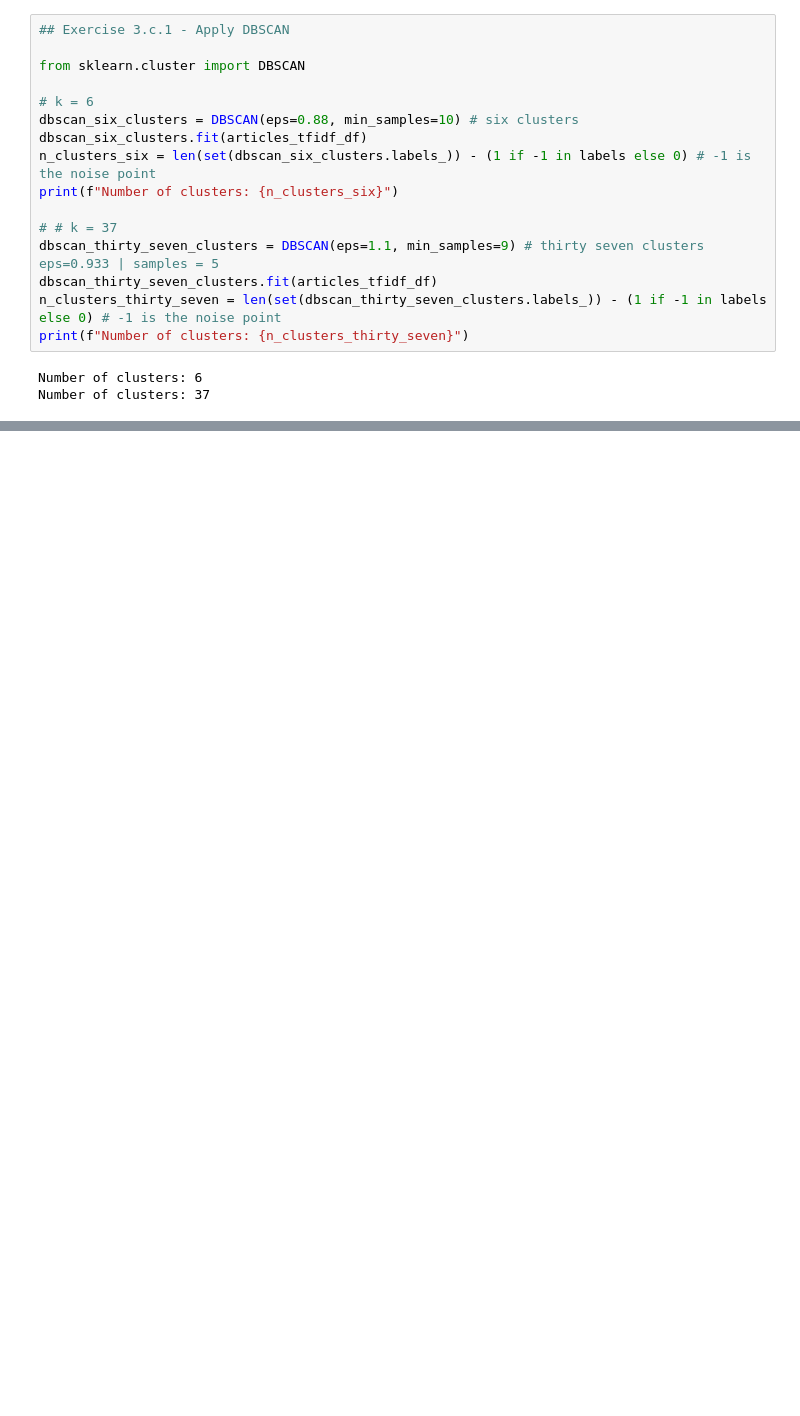
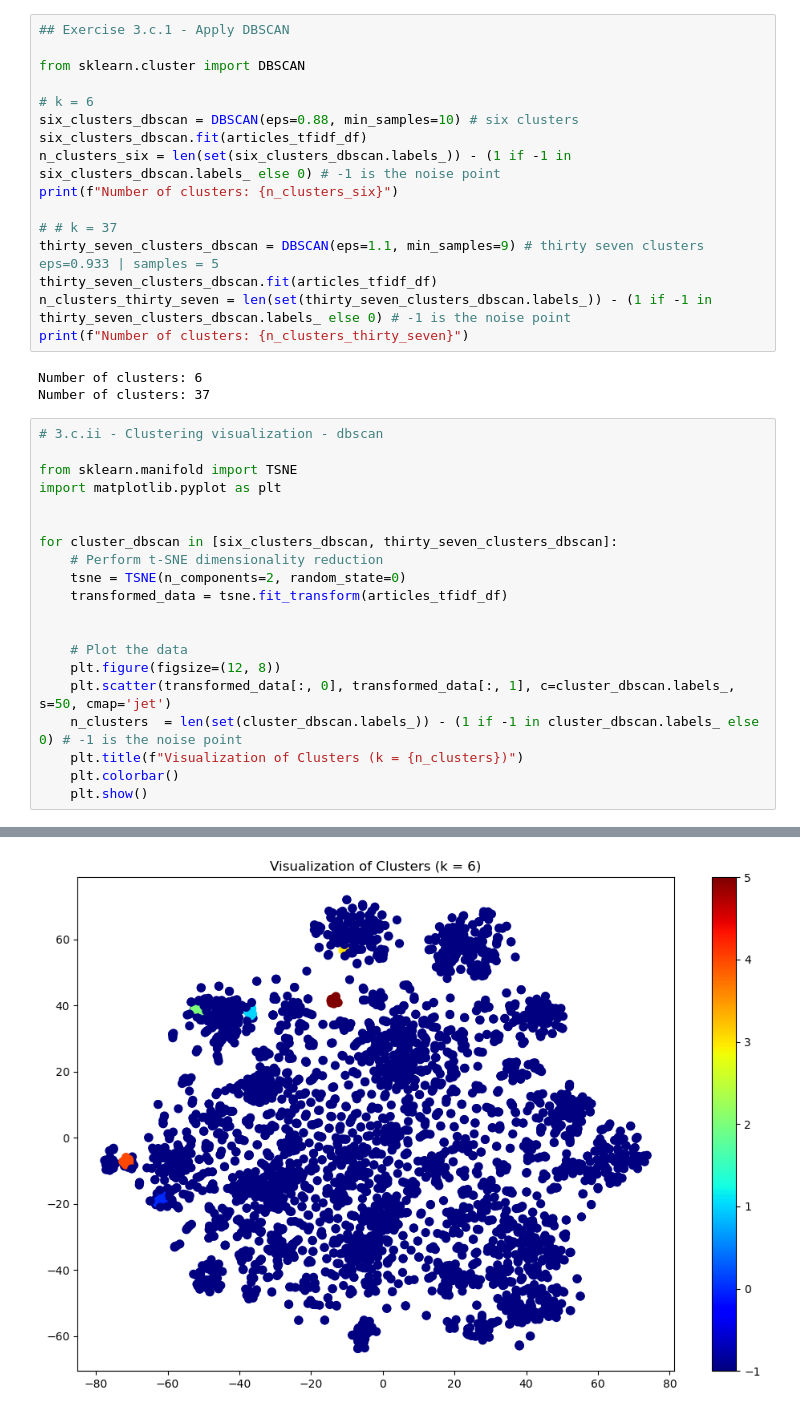
Before and after one commit to GermainGirndt/machine_learning, a Jupyter notebook: prog_exercise_03/task_01/Exercise 03.ipynb, the cells around one changed output, grey strips where cells are left out. Cells and saved outputs as stored; diff of their text form; blank space fills up the shorter version.

```diff
--- a/prog_exercise_03/task_01/Exercise 03.ipynb
+++ b/prog_exercise_03/task_01/Exercise 03.ipynb
@@ -218,18 +220,37 @@ for cluster_kmeans in [six_clusters_kmeans, thirty_seven_clusters_kmeans]:
 from sklearn.cluster import DBSCAN
 
 # k = 6
-dbscan_six_clusters = DBSCAN(eps=0.88, min_samples=10) # six clusters
-dbscan_six_clusters.fit(articles_tfidf_df)
-n_clusters_six = len(set(dbscan_six_clusters.labels_)) - (1 if -1 in labels else 0) # -1 is the noise point
+six_clusters_dbscan = DBSCAN(eps=0.88, min_samples=10) # six clusters
+six_clusters_dbscan.fit(articles_tfidf_df)
+n_clusters_six = len(set(six_clusters_dbscan.labels_)) - (1 if -1 in six_clusters_dbscan.labels_ else 0) # -1 is the noise point
 print(f"Number of clusters: {n_clusters_six}")
 
 # # k = 37
-dbscan_thirty_seven_clusters = DBSCAN(eps=1.1, min_samples=9) # thirty seven clusters eps=0.933 | samples = 5
-dbscan_thirty_seven_clusters.fit(articles_tfidf_df)
-n_clusters_thirty_seven = len(set(dbscan_thirty_seven_clusters.labels_)) - (1 if -1 in labels else 0) # -1 is the noise point
+thirty_seven_clusters_dbscan = DBSCAN(eps=1.1, min_samples=9) # thirty seven clusters eps=0.933 | samples = 5
+thirty_seven_clusters_dbscan.fit(articles_tfidf_df)
+n_clusters_thirty_seven = len(set(thirty_seven_clusters_dbscan.labels_)) - (1 if -1 in thirty_seven_clusters_dbscan.labels_ else 0) # -1 is the noise point
 print(f"Number of clusters: {n_clusters_thirty_seven}")
 # %% [output]
 Number of clusters: 6
 Number of clusters: 37
 # %%
+# 3.c.ii - Clustering visualization - dbscan
+
+from sklearn.manifold import TSNE
+import matplotlib.pyplot as plt
+
+
+for cluster_dbscan in [six_clusters_dbscan, thirty_seven_clusters_dbscan]:
+    # Perform t-SNE dimensionality reduction
+    tsne = TSNE(n_components=2, random_state=0)
+    transformed_data = tsne.fit_transform(articles_tfidf_df)
+
+
+    # Plot the data
+    plt.figure(figsize=(12, 8))
+    plt.scatter(transformed_data[:, 0], transformed_data[:, 1], c=cluster_dbscan.labels_, s=50, cmap='jet')
+    n_clusters  = len(set(cluster_dbscan.labels_)) - (1 if -1 in cluster_dbscan.labels_ else 0) # -1 is the noise point
+    plt.title(f"Visualization of Clusters (k = {n_clusters})")
+    plt.colorbar()
+    plt.show()
 # %% [output]
@@ -236,0 +257 @@ Number of clusters: 37
+[figure, added]
```
Also changed, not shown: parts of 6 cells of this notebook.
